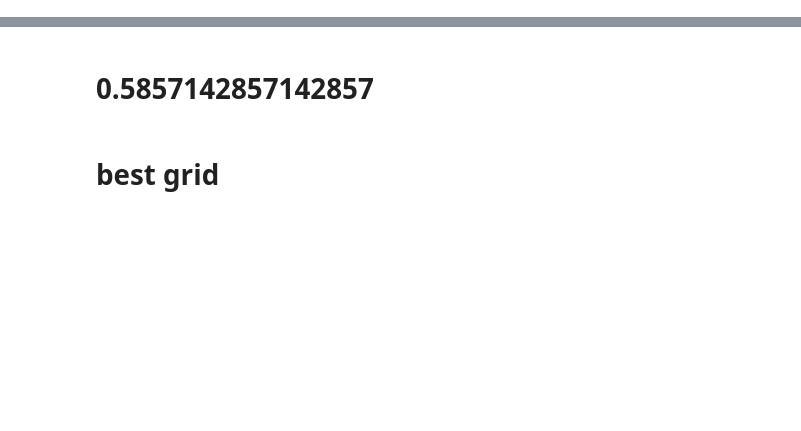
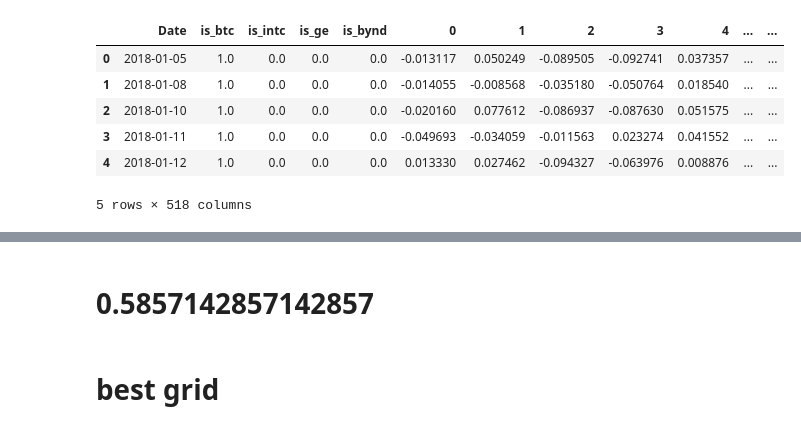
Before and after one commit to ianndelap/market_sentiment, a Jupyter notebook: notebooks/improve model.ipynb, the cells around one changed output, grey strips where cells are left out. Cells and saved outputs as stored; diff of their text form; code cells hidden in the pictures; blank space fills up the shorter version.

```diff
--- a/notebooks/improve model.ipynb
+++ b/notebooks/improve model.ipynb
@@ -54,5 +60,15 @@ df = pd.read_csv('bitcoin_ticker.csv')
 # %%
 df.rename({'Unnamed: 0':'Date'}, inplace=True, axis=1)
+# %%
+df.head(5)
+# %% [output]
+|  | Date | is_btc | is_intc | is_ge | is_bynd | 0 | 1 | 2 | 3 | 4 | ... | ... |
+| 0 | 2018-01-05 | 1.0 | 0.0 | 0.0 | 0.0 | -0.013117 | 0.050249 | -0.089505 | -0.092741 | 0.037357 | ... | ... |
+| 1 | 2018-01-08 | 1.0 | 0.0 | 0.0 | 0.0 | -0.014055 | -0.008568 | -0.035180 | -0.050764 | 0.018540 | ... | ... |
+| 2 | 2018-01-10 | 1.0 | 0.0 | 0.0 | 0.0 | -0.020160 | 0.077612 | -0.086937 | -0.087630 | 0.051575 | ... | ... |
+| 3 | 2018-01-11 | 1.0 | 0.0 | 0.0 | 0.0 | -0.049693 | -0.034059 | -0.011563 | 0.023274 | 0.041552 | ... | ... |
+| 4 | 2018-01-12 | 1.0 | 0.0 | 0.0 | 0.0 | 0.013330 | 0.027462 | -0.094327 | -0.063976 | 0.008876 | ... | ... |
+5 rows × 518 columns
 # %%
 df['Date'] = pd.to_datetime(df['Date'])
 # %%
```
Also changed, not shown: parts of 37 cells of this notebook, 2 other files.
